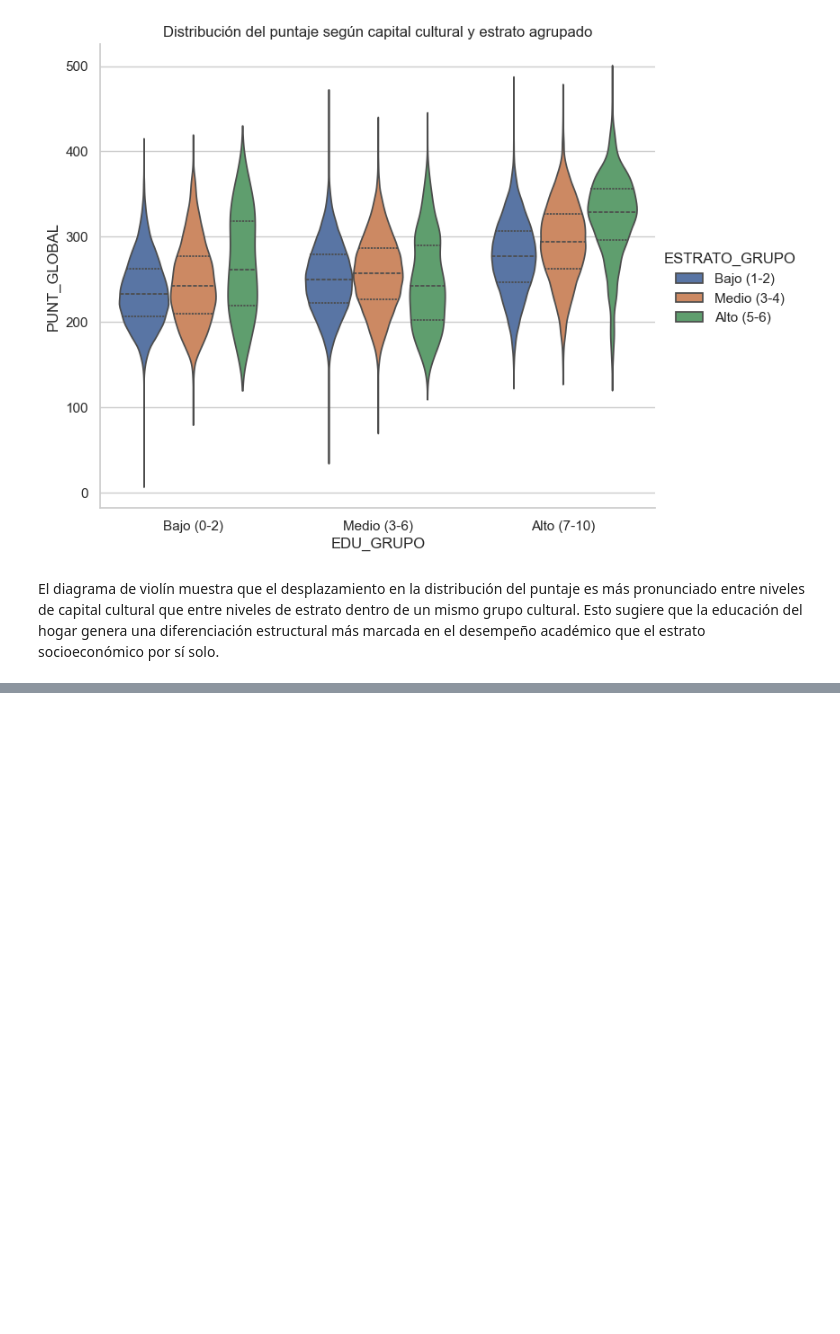
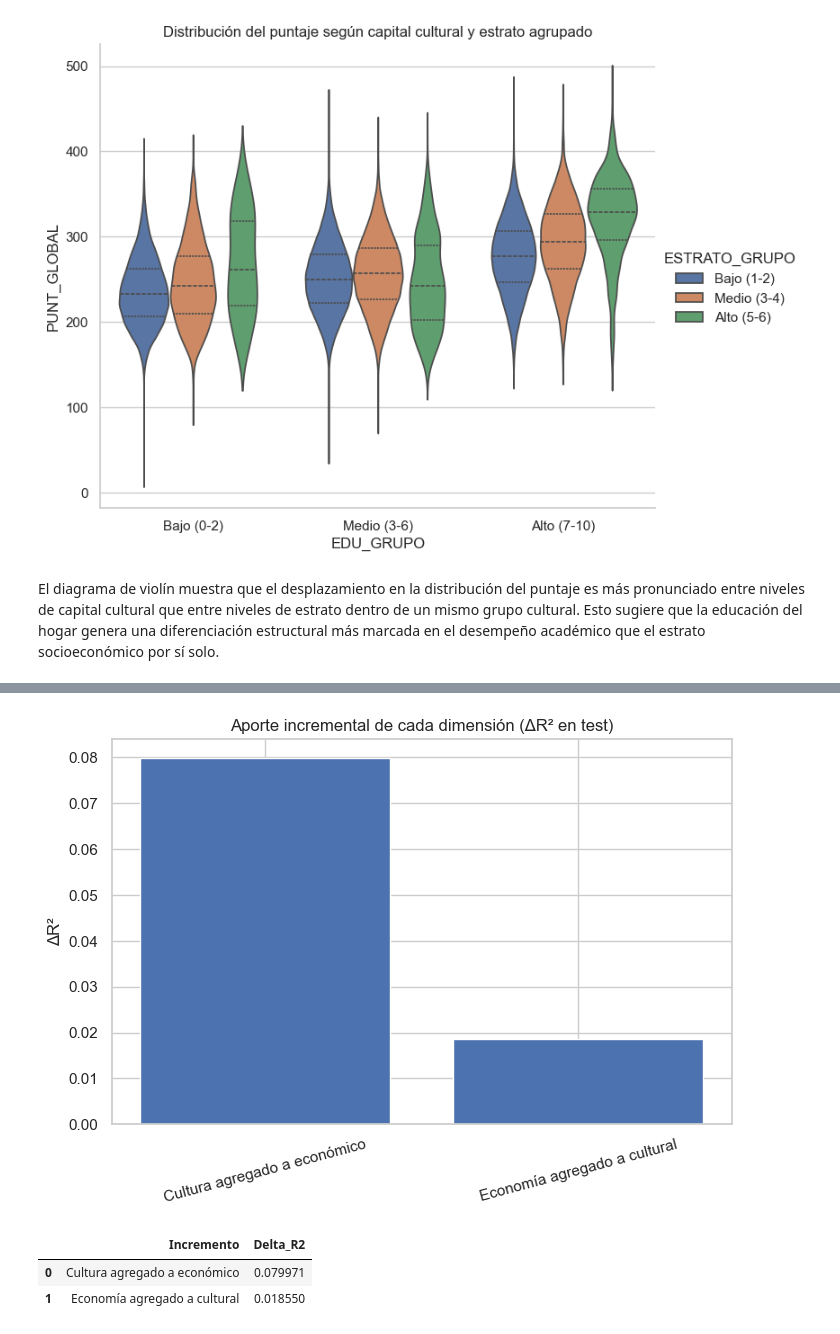
Before and after one commit to isabellagomez2003-sys/Proyecto-1, a Jupyter notebook: Soporte3_FuentesDeAnalisis_Pregunta3.ipynb, the cells around one changed output, grey strips where cells are left out. Saved outputs shown, nothing was run; the diff lists cells and outputs as text; code cells hidden in the pictures; blank space fills up the shorter version.

```diff
--- a/Soporte3_FuentesDeAnalisis_Pregunta3.ipynb
+++ b/Soporte3_FuentesDeAnalisis_Pregunta3.ipynb
@@ -698,0 +764,27 @@ El diagrama de violín muestra que el desplazamiento en la distribución del pun
+# %%
+# Incrementos (usando los mismos splits)
+r2_eco_only = r2_eco
+r2_cul_only = r2_cul
+r2_both = r2_all
+
+inc_cul_over_eco = r2_both - r2_eco_only
+inc_eco_over_cul = r2_both - r2_cul_only
+
+inc = pd.DataFrame({
+    "Incremento": ["Cultura agregado a económico", "Economía agregado a cultural"],
+    "Delta_R2": [inc_cul_over_eco, inc_eco_over_cul]
+})
+
+plt.figure(figsize=(8,5))
+plt.bar(inc["Incremento"], inc["Delta_R2"])
+plt.title("Aporte incremental de cada dimensión (ΔR² en test)")
+plt.ylabel("ΔR²")
+plt.xticks(rotation=15)
+plt.show()
+
+inc
+# %% [output]
+[figure, added]
+|  | Incremento | Delta_R2 |
+| 0 | Cultura agregado a económico | 0.079971 |
+| 1 | Economía agregado a cultural | 0.018550 |
```
Also changed, not shown: parts of 5 cells of this notebook.
